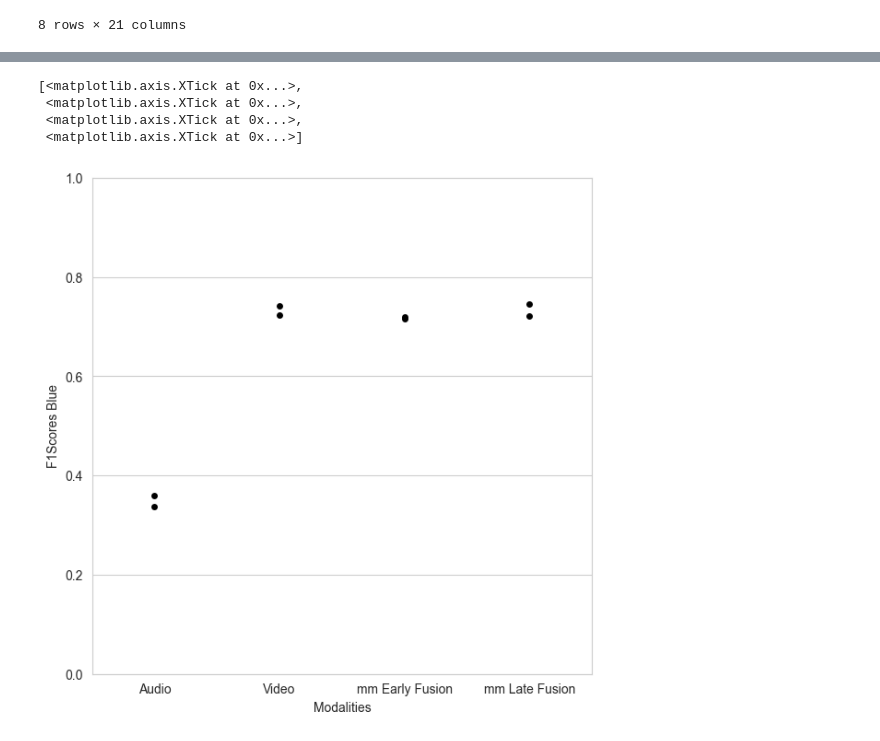
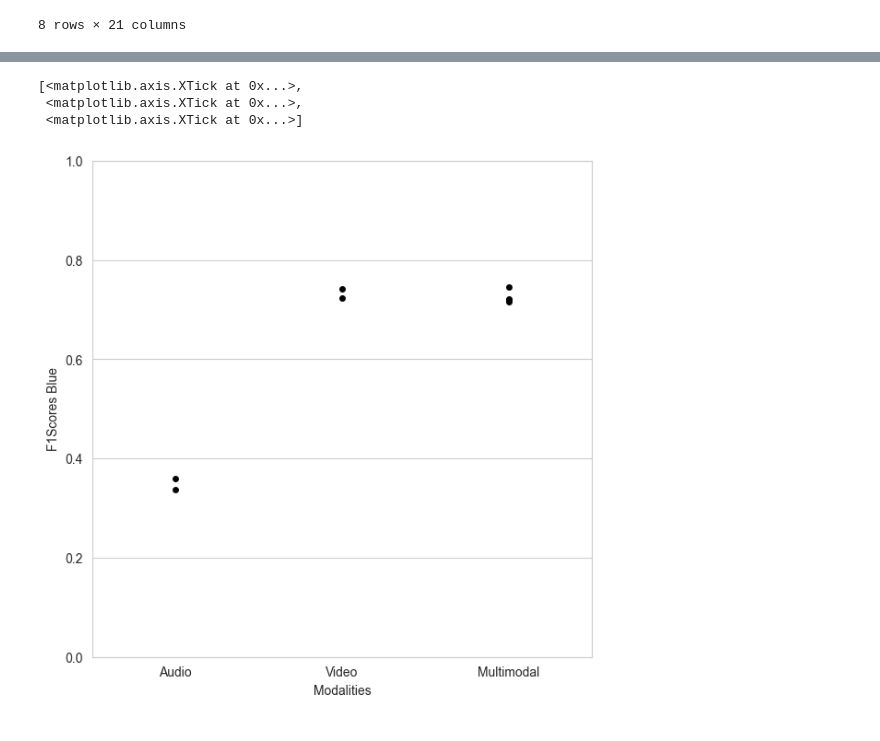
Before and after one commit to annanda/emotion_detection_for_children_with_asd, a Jupyter notebook: emotion_detection_system/processing_results/notebooks/BoxPlot - Chap 6 Thesis.ipynb, the cells around one changed output, grey strips where cells are left out. Cells and saved outputs as stored; diff of their text form; code cells hidden in the pictures.

```diff
--- a/emotion_detection_system/processing_results/notebooks/BoxPlot - Chap 6 Thesis.ipynb
+++ b/emotion_detection_system/processing_results/notebooks/BoxPlot - Chap 6 Thesis.ipynb
@@ -362,8 +362,13 @@ resulting_df, _ = get_subset_data(nn_oversampling_data_results,
                                             scenario=scenario,
                                             annotation_type=annotation_type,
                                             subdataset_case=subset_data)
+# Creating a new column with Modality
+new_column = pd.DataFrame(columns=['Modality'])
+new_column['Modality'] = resulting_df.apply(lambda row: get_modality(row), axis=1)
+resulting_df = pd.concat([resulting_df, new_column], axis=1)
 
 step_3_data_gm = resulting_df
+
 step_3_data_gm
 # %% [output]
 |  | Data_Included_Slug | Participant | Session | Scenario | Annotation_Type | Accuracy | Accuracy_Balanced | ... |
@@ -412,17 +414,16 @@ ax.set_xticks([0, 1, 2, 3], ['Audio', 'Video', 'mm Early Fusion', 'mm Late Fusio
 # %%
-order_x = ['a', 'v', 'va_early_fusion', 'va_late_fusion']
+order_x = ['a', 'v', 'Multimodal']
 sns.set_style("whitegrid")
-ax = sns.stripplot(data=step_3_data_gm, x="Scenario", y="F1score_Blue",
-                    order = ['a', 'v', 'va_early_fusion', 'va_late_fusion'],
+ax = sns.stripplot(data=step_3_data_gm, x="Modality", y="F1score_Blue",
+                    order = order_x,
                     color = 'black', jitter=False)
 ax.set(ylim=(0,1))
 ax.set_xlabel('Modalities')
 ax.set_ylabel('F1Scores Blue')
-ax.set_xticks([0, 1, 2, 3], ['Audio', 'Video', 'mm Early Fusion', 'mm Late Fusion'])
+ax.set_xticks([0, 1, 2], ['Audio', 'Video', 'Multimodal'])
 # %% [output]
 [<matplotlib.axis.XTick at 0x...>,
  <matplotlib.axis.XTick at 0x...>,
- <matplotlib.axis.XTick at 0x...>,
  <matplotlib.axis.XTick at 0x...>]
-[figure, old version]
+[figure, new version]
 # %%
```
Also changed, not shown: parts of 16 cells of this notebook, 9 other files.
